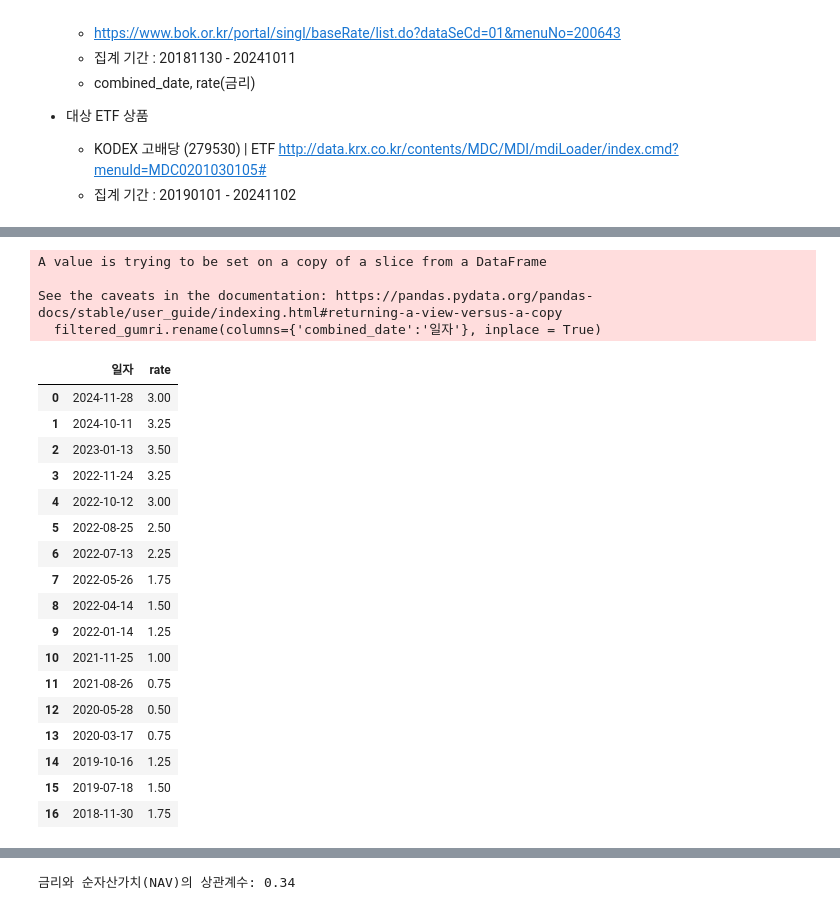
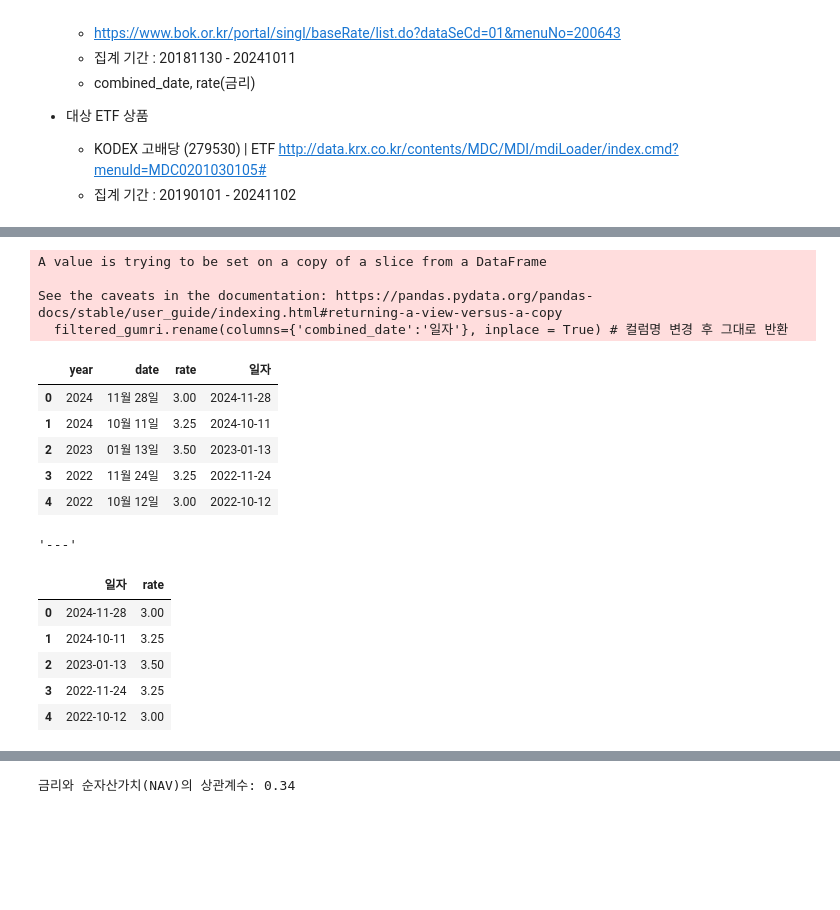
Before and after one commit to jd0421/ICT, a Jupyter notebook: Data_analysis_mid_240831_241110/Projects/Results.ipynb, the cells around one changed output, grey strips where cells are left out. Saved outputs shown, nothing was run; the diff lists cells and outputs as text; code cells hidden in the pictures; blank space fills up the shorter version.

```diff
--- a/Data_analysis_mid_240831_241110/Projects/Results.ipynb
+++ b/Data_analysis_mid_240831_241110/Projects/Results.ipynb
@@ -105,33 +99,31 @@ print(filtered_gumri[['year', 'date', 'combined_date', 'rate']])
 # %%
 # 금리 데이터 rename
-filtered_gumri.rename(columns={'combined_date':'일자'}, inplace = True)
-filtered_gumri
+filtered_gumri.rename(columns={'combined_date':'일자'}, inplace = True) # 컬럼명 변경 후 그대로 반환
 #df_kodex.rename(columns={'일자':'combined_date'}, inplace = True)
 filtered_gumri_subset = filtered_gumri[['일자', 'rate']]
-filtered_gumri_subset
+
+display(
+    filtered_gumri.head()
+    , "---"
+    , filtered_gumri_subset.head())
 # %% [output]
 A value is trying to be set on a copy of a slice from a DataFrame
 
 See the caveats in the documentation: https://pandas.pydata.org/pandas-docs/stable/user_guide/indexing.html#returning-a-view-versus-a-copy
-  filtered_gumri.rename(columns={'combined_date':'일자'}, inplace = True)
+  filtered_gumri.rename(columns={'combined_date':'일자'}, inplace = True) # 컬럼명 변경 후 그대로 반환
-|  | 일자 | rate |
-| 0 | 2024-11-28 | 3.00 |
-| 1 | 2024-10-11 | 3.25 |
-| 2 | 2023-01-13 | 3.50 |
-| 3 | 2022-11-24 | 3.25 |
-| 4 | 2022-10-12 | 3.00 |
-| 5 | 2022-08-25 | 2.50 |
-| 6 | 2022-07-13 | 2.25 |
-| 7 | 2022-05-26 | 1.75 |
-| 8 | 2022-04-14 | 1.50 |
-| 9 | 2022-01-14 | 1.25 |
-| 10 | 2021-11-25 | 1.00 |
-| 11 | 2021-08-26 | 0.75 |
-| 12 | 2020-05-28 | 0.50 |
-| 13 | 2020-03-17 | 0.75 |
-| 14 | 2019-10-16 | 1.25 |
-| 15 | 2019-07-18 | 1.50 |
-| 16 | 2018-11-30 | 1.75 |
+|  | year | date | rate | 일자 |
+| 0 | 2024 | 11월 28일 | 3.00 | 2024-11-28 |
+| 1 | 2024 | 10월 11일 | 3.25 | 2024-10-11 |
+| 2 | 2023 | 01월 13일 | 3.50 | 2023-01-13 |
+| 3 | 2022 | 11월 24일 | 3.25 | 2022-11-24 |
+| 4 | 2022 | 10월 12일 | 3.00 | 2022-10-12 |
+'---'
+|  | 일자 | rate |
+| 0 | 2024-11-28 | 3.00 |
+| 1 | 2024-10-11 | 3.25 |
+| 2 | 2023-01-13 | 3.50 |
+| 3 | 2022-11-24 | 3.25 |
+| 4 | 2022-10-12 | 3.00 |
 # %%
 # KODEX 고배당 (279530)
 # import pandas as pd
```
Also changed, not shown: parts of 11 cells of this notebook.
